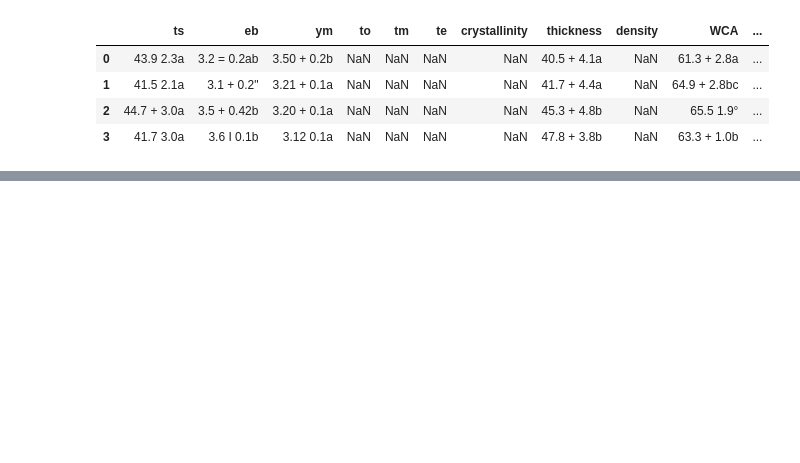
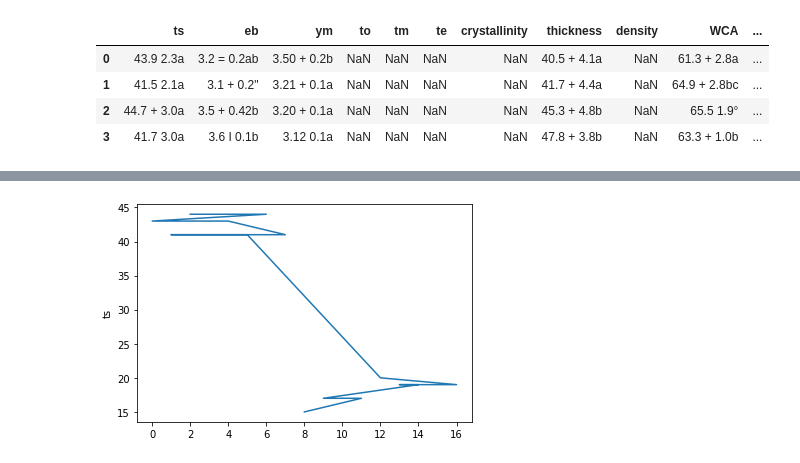
Before and after one commit to materiom/amazonTextractTables, a Jupyter notebook: extractTables.ipynb, the cells around one changed output, grey strips where cells are left out. Saved outputs shown, nothing was run; the diff lists cells and outputs as text; code cells hidden in the pictures; blank space fills up the shorter version.

```diff
--- a/extractTables.ipynb
+++ b/extractTables.ipynb
@@ -773,3 +822,10 @@ materiom.head(60)
 | 9 | NaN | NaN | NaN | NaN | NaN | NaN | 38.12 0.11 | NaN | NaN | NaN | ... |
 # %%
 materiom.to_excel("output.xlsx", index=False)
+# %%
+regex = r"(\d+\.\d{2,})";
+for (columnName, columnData) in materiom.iteritems():
+    materiom[columnName] = materiom[columnName].apply(lambda x: re.findall(regex, str(x)))
+# %%
+for (columnName, columnData) in materiom.iteritems():
+    materiom[columnName] = materiom[columnName].apply(lambda x: str(x)[:5])
@@ -775,0 +853,3 @@ materiom.to_excel("output.xlsx", index=False)
+# %%
+materiom['eb'] = materiom['eb'].apply(lambda x: float(str(x)[:2]))
+materiom.head(60)
@@ -775,0 +875,3 @@ materiom.to_excel("output.xlsx", index=False)
+# %%
+materiom['ts'] = materiom['ts'].apply(lambda x: float(str(x)[:2]))
+materiom.head(60)
@@ -775,0 +897,7 @@ materiom.to_excel("output.xlsx", index=False)
+# %%
+import matplotlib.pyplot as plt
+plt.plot(materiom['ts'].sort_values())
+plt.ylabel('ts')
+plt.show()
+# %% [output]
+[figure, added]
```
Also changed, not shown: parts of 15 cells of this notebook, 1 other file.
